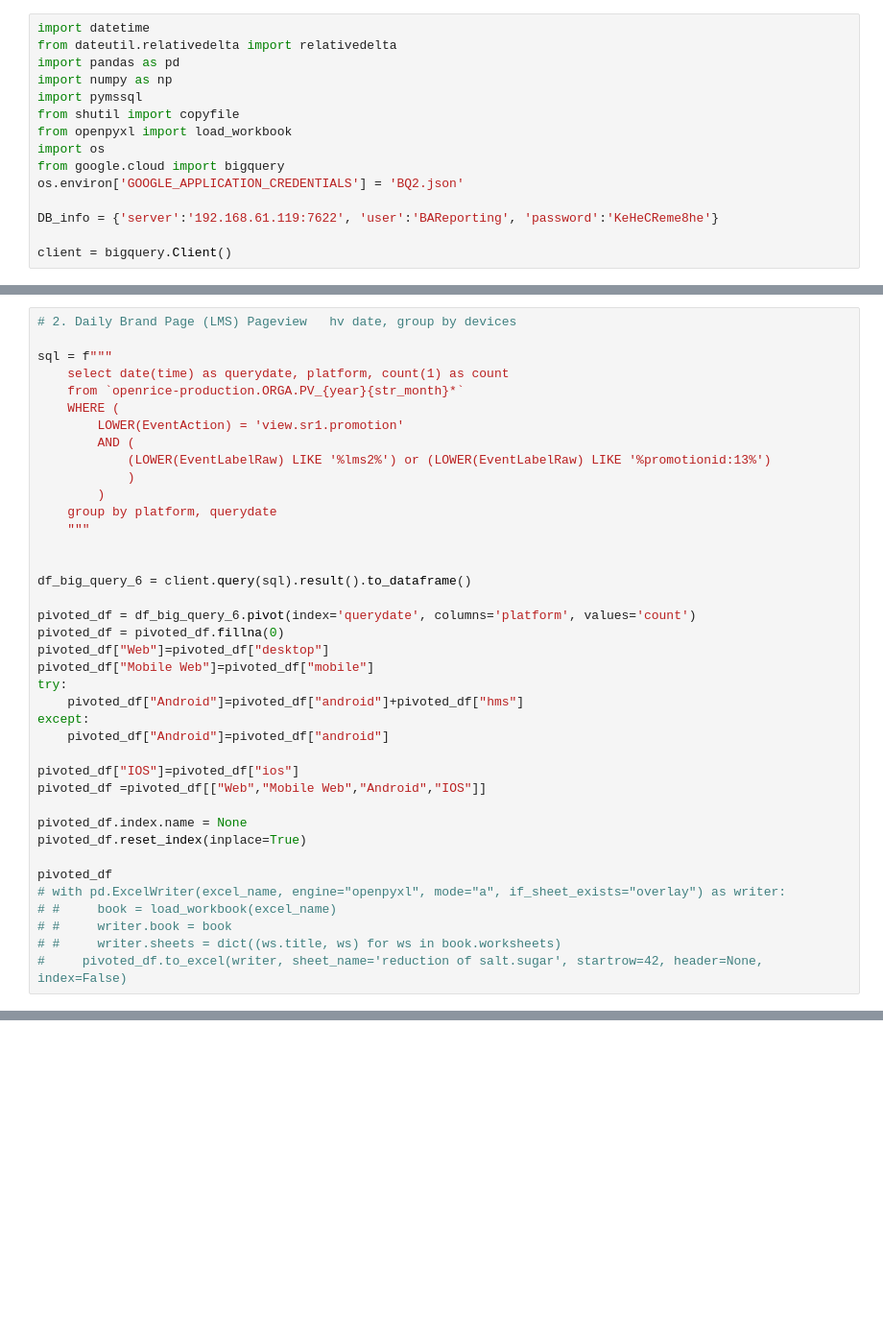
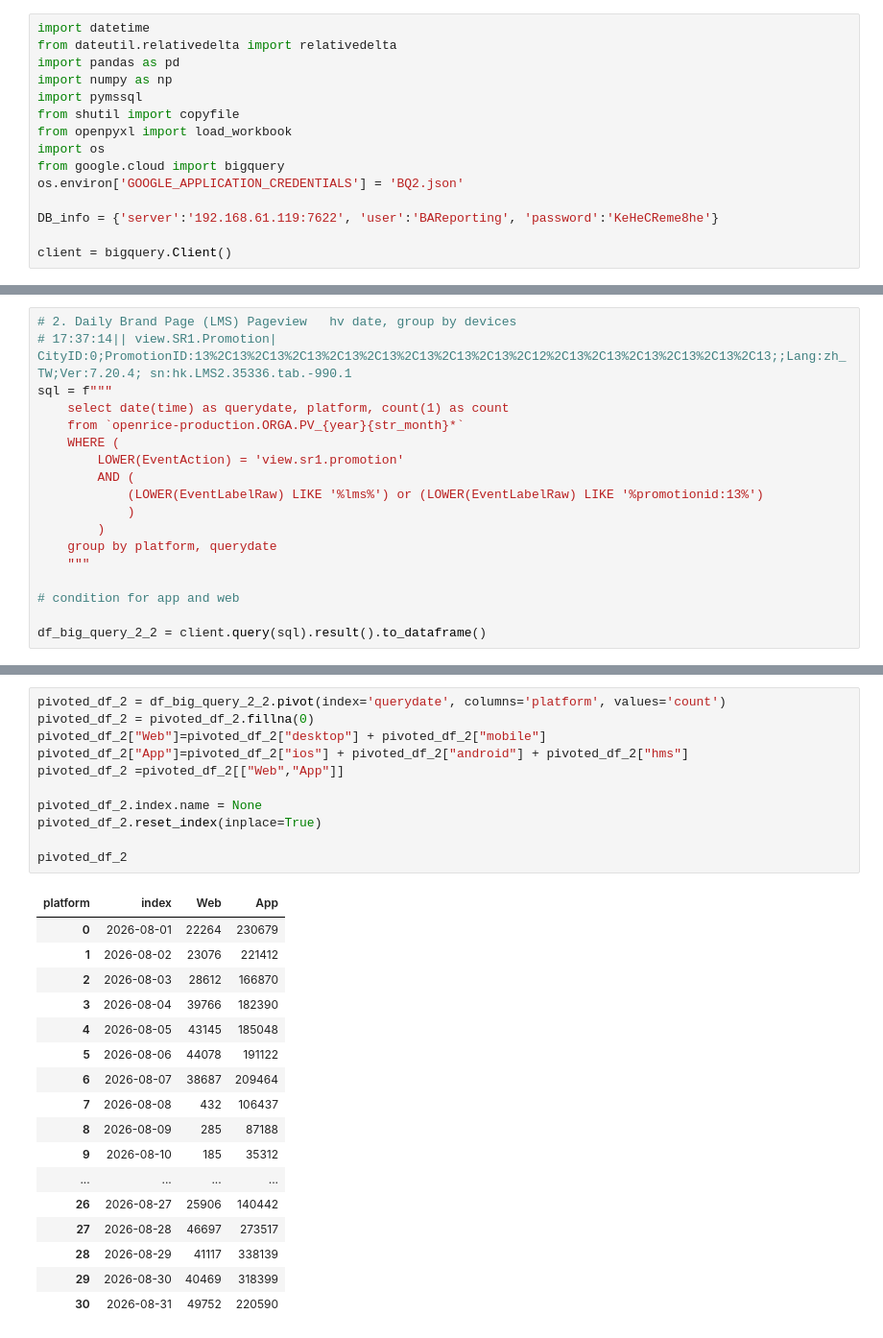
Before and after one commit to lenaopr/2026_09, a Jupyter notebook: 2026_09_21/LSLS/LSLS_1.ipynb, the cells around one changed output, grey strips where cells are left out. Shown at 96% size. Cells and saved outputs as stored; diff of their text form; blank space fills up the shorter version.

```diff
--- a/2026_09_21/LSLS/LSLS_1.ipynb
+++ b/2026_09_21/LSLS/LSLS_1.ipynb
@@ -106,39 +161,18 @@ df_big_query_3
 # %%
 # 2. Daily Brand Page (LMS) Pageview   hv date, group by devices
-
+# 17:37:14|| view.SR1.Promotion| CityID:0;PromotionID:13%2C13%2C13%2C13%2C13%2C13%2C13%2C13%2C13%2C12%2C13%2C13%2C13%2C13%2C13%2C13;;Lang:zh_TW;Ver:7.20.4; sn:hk.LMS2.35336.tab.-990.1
 sql = f"""
     select date(time) as querydate, platform, count(1) as count
     from `openrice-production.ORGA.PV_{year}{str_month}*`
     WHERE (
         LOWER(EventAction) = 'view.sr1.promotion'
         AND (
-            (LOWER(EventLabelRaw) LIKE '%lms2%') or (LOWER(EventLabelRaw) LIKE '%promotionid:13%')
+            (LOWER(EventLabelRaw) LIKE '%lms%') or (LOWER(EventLabelRaw) LIKE '%promotionid:13%')
             )
         )
     group by platform, querydate
     """
 
+# condition for app and web
 
-df_big_query_6 = client.query(sql).result().to_dataframe()
-
-pivoted_df = df_big_query_6.pivot(index='querydate', columns='platform', values='count')
-pivoted_df = pivoted_df.fillna(0)
-pivoted_df["Web"]=pivoted_df["desktop"]
-pivoted_df["Mobile Web"]=pivoted_df["mobile"]
-try:
-    pivoted_df["Android"]=pivoted_df["android"]+pivoted_df["hms"]
-except:
-    pivoted_df["Android"]=pivoted_df["android"]
-
-pivoted_df["IOS"]=pivoted_df["ios"]
-pivoted_df =pivoted_df[["Web","Mobile Web","Android","IOS"]]
-
-pivoted_df.index.name = None
-pivoted_df.reset_index(inplace=True)
-
-pivoted_df
-# with pd.ExcelWriter(excel_name, engine="openpyxl", mode="a", if_sheet_exists="overlay") as writer:
-# #     book = load_workbook(excel_name)
-# #     writer.book = book
-# #     writer.sheets = dict((ws.title, ws) for ws in book.worksheets)
-#     pivoted_df.to_excel(writer, sheet_name='reduction of salt.sugar', startrow=42, header=None, index=False)
+df_big_query_2_2 = client.query(sql).result().to_dataframe()
@@ -144,0 +195,29 @@ pivoted_df
+# %%
+pivoted_df_2 = df_big_query_2_2.pivot(index='querydate', columns='platform', values='count')
+pivoted_df_2 = pivoted_df_2.fillna(0)
+pivoted_df_2["Web"]=pivoted_df_2["desktop"] + pivoted_df_2["mobile"]
+pivoted_df_2["App"]=pivoted_df_2["ios"] + pivoted_df_2["android"] + pivoted_df_2["hms"]
+pivoted_df_2 =pivoted_df_2[["Web","App"]]
+
+pivoted_df_2.index.name = None
+pivoted_df_2.reset_index(inplace=True)
+
+pivoted_df_2
+# %% [output]
+| platform | index | Web | App |
+| 0 | 2026-08-01 | 22264 | 230679 |
+| 1 | 2026-08-02 | 23076 | 221412 |
+| 2 | 2026-08-03 | 28612 | 166870 |
+| 3 | 2026-08-04 | 39766 | 182390 |
+| 4 | 2026-08-05 | 43145 | 185048 |
+| 5 | 2026-08-06 | 44078 | 191122 |
+| 6 | 2026-08-07 | 38687 | 209464 |
+| 7 | 2026-08-08 | 432 | 106437 |
+| 8 | 2026-08-09 | 285 | 87188 |
+| 9 | 2026-08-10 | 185 | 35312 |
+| ... | ... | ... | ... |
+| 26 | 2026-08-27 | 25906 | 140442 |
+| 27 | 2026-08-28 | 46697 | 273517 |
+| 28 | 2026-08-29 | 41117 | 338139 |
+| 29 | 2026-08-30 | 40469 | 318399 |
+| 30 | 2026-08-31 | 49752 | 220590 |
```
Also changed, not shown: parts of 14 cells of this notebook, 4 other files.
